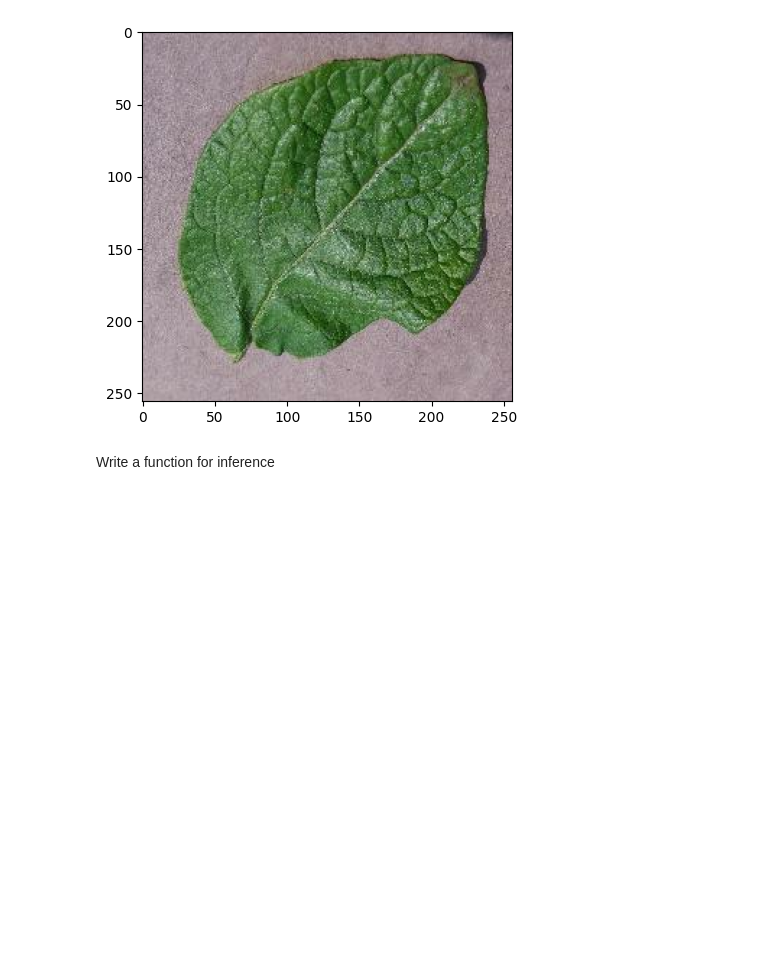
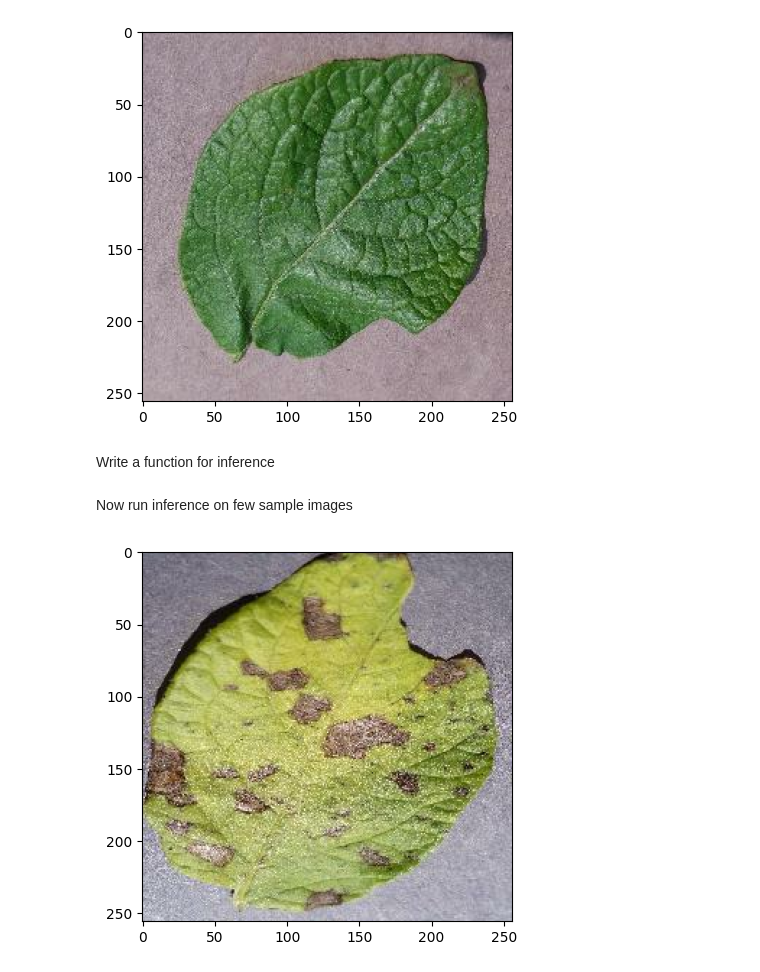
Before and after one commit to soniya-builds/Deep-Learning-Projects, a Jupyter notebook: Potato Disease/CNN.ipynb, the cells around one changed output. Drawn from its saved outputs; the diff is of its cells as text; code cells hidden in the pictures; blank space fills up the shorter version.

Commit message:
Showing particular image

```diff
--- a/Potato Disease/CNN.ipynb
+++ b/Potato Disease/CNN.ipynb
@@ -347,3 +347,11 @@ def predict(model, img):
     predicted_class = class_names[np.argmax(predictions[0])]
     confidence = round(100 * (np.max(predictions[0])), 2)
     return predicted_class, confidence
+# %% [markdown]
+Now run inference on few sample images
+# %%
+for images , lebels in test_ds.take(1):
+    for i in range (9):
+         plt.imshow(images[i].numpy().astype("uint8"))
+# %% [output]
+[figure, added]
```
